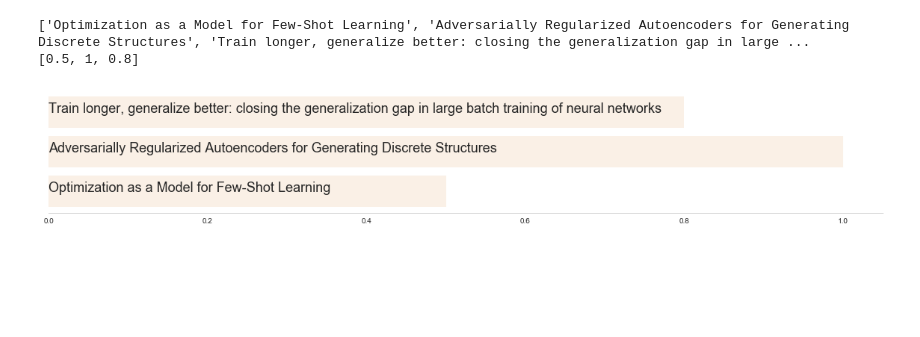
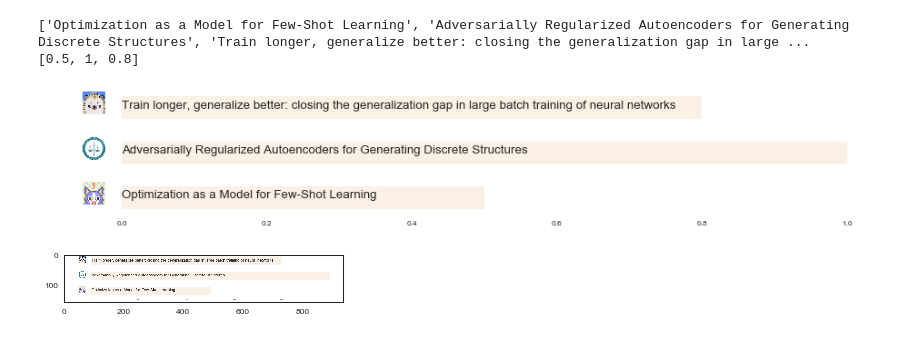
Before and after one commit to arXivTimes/arXivTimesIndicator, a Jupyter notebook: TestTextGraph.ipynb, the cells around one changed output. Drawn from its saved outputs; the diff is of its cells as text; code cells hidden in the pictures; blank space fills up the shorter version.

```diff
--- a/TestTextGraph.ipynb
+++ b/TestTextGraph.ipynb
@@ -8,6 +10,16 @@ import matplotlib.pyplot as plt
 from PIL import Image
 import seaborn as sns
+# %%
+mpl.rcParams["figure.dpi"] = 60
+mpl.rcParams["savefig.dpi"] = 60
+IMG_ROOT = "./images"
 # %%
+# read images
+image_paths = os.listdir("./images")
+image_paths = [os.path.join(IMG_ROOT, p) for p in image_paths]
+images = [Image.open(p) for p in image_paths]
+
+# make & read images
 data = {
     "Optimization as a Model for Few-Shot Learning": 0.5,
     "Adversarially Regularized Autoencoders for Generating Discrete Structures": 1,
@@ -26,14 +38,54 @@ print(values)
 # %% [output]
 ['Optimization as a Model for Few-Shot Learning', 'Adversarially Regularized Autoencoders for Generating Discrete Structures', 'Train longer, generalize better: closing the generalization gap in large ...
 [0.5, 1, 0.8]
-# %%
-fig, ax = plt.subplots(figsize=(20,3))
-ax.barh(list(range(len(values))), values, 0.8, color="#faf0e6")
-ax.grid("off")
-ax.set_yticks([])
-for p in ["top", "left", "right"]:
-    ax.spines[p].set_visible(False)
-for i, t in enumerate(titles):
-    ax.text(0, i, t, fontsize=18)
-# %% [output]
-[figure, removed]
+# %%
+paper_count = len(values)
+width = 0.5
+figsize_v = (width * 2) * paper_count
+
+fig, ax = plt.subplots(figsize=(18, figsize_v))
+ax.patch.set_facecolor("white")
+ax.barh(list(range(paper_count)), values, width, color="#faf0e6")
+ax.grid("off")
+ax.set_yticks([])
+for p in ["top", "left", "right"]:
+    ax.spines[p].set_visible(False)
+for i, t in enumerate(titles):
+    ax.text(0, i, t, fontsize=16)
+
+TICK_POS = -1.25  # vertical position of icon in graph y-grid
+SIZE_IN_TICK = width  # icon in graph y-grid
+
+def get_icon_position_from_order_v(ax, order, icon_size, horizontal_position, offset=0):
+    scale = ax.transData.transform((1, 1)) - ax.transData.transform((0, 0))
+    x_scale = scale[1] / scale[0]
+
+    pos = order + offset
+    left =  (horizontal_position - SIZE_IN_TICK) * x_scale
+    down =  pos - (SIZE_IN_TICK / 2)
+    right = horizontal_position * x_scale
+    top = pos + (SIZE_IN_TICK / 2)
+
+    leftDown = ax.transData.transform((left, down))
+    rightUpper = ax.transData.transform((right, top))
+
+    return leftDown, rightUpper
+
+for i, _y in enumerate(range(paper_count)):
+    leftDown, rightUpper = get_icon_position_from_order_v(ax, i, SIZE_IN_TICK, TICK_POS)
+    bbox_image = BboxImage(Bbox([leftDown, rightUpper]),
+                           norm = None,
+                           origin=None,
+                           clip_on=False
+                          )
+    bbox_image.set_data(images[i])
+    ax.add_artist(bbox_image)
+# %% [output]
+[figure, added]
+# %%
+fig = ax.get_figure()
+fig.savefig("text_plot.PNG", bbox_inches="tight")
+with sns.axes_style("white"):
+    plt.imshow(Image.open("text_plot.PNG"))
+# %% [output]
+[figure, added]
```
Also changed, not shown: parts of 1 cell of this notebook, 3 other files.
